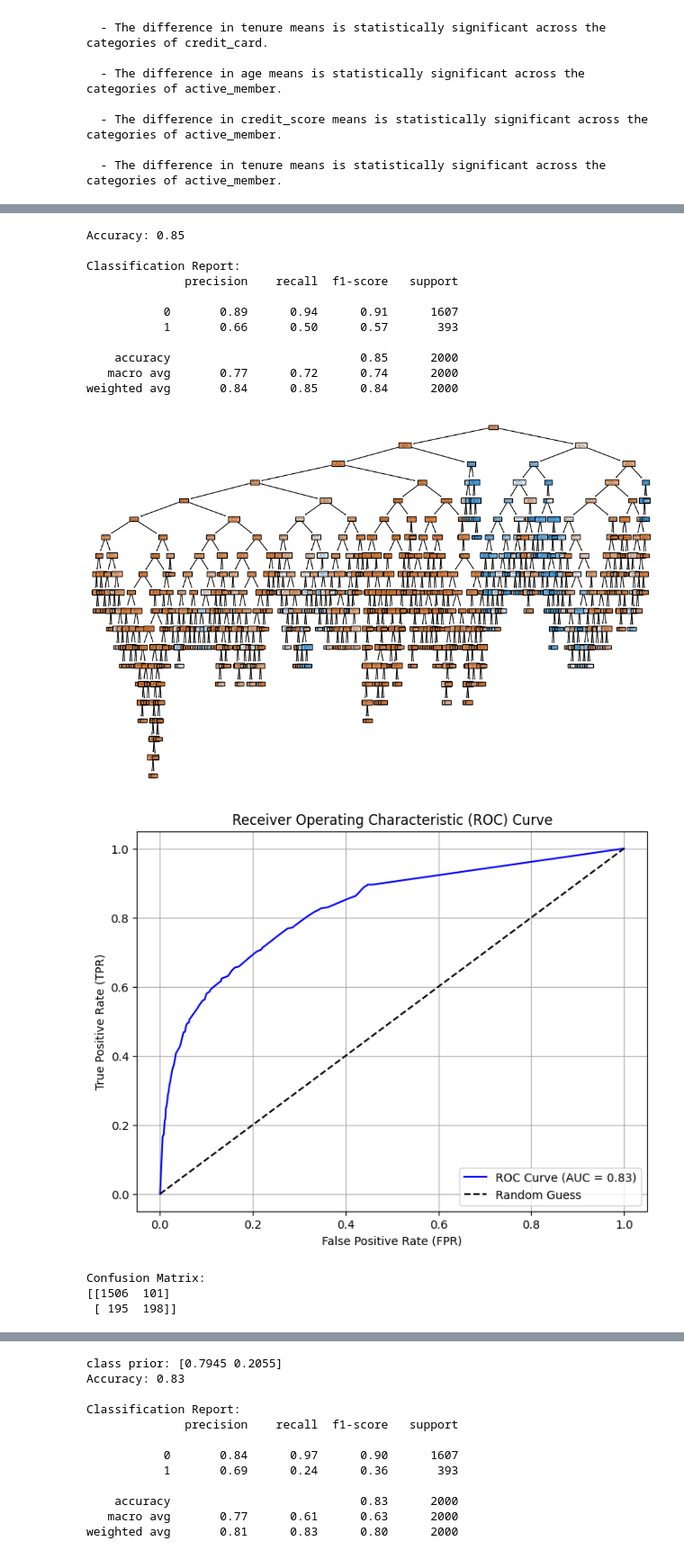
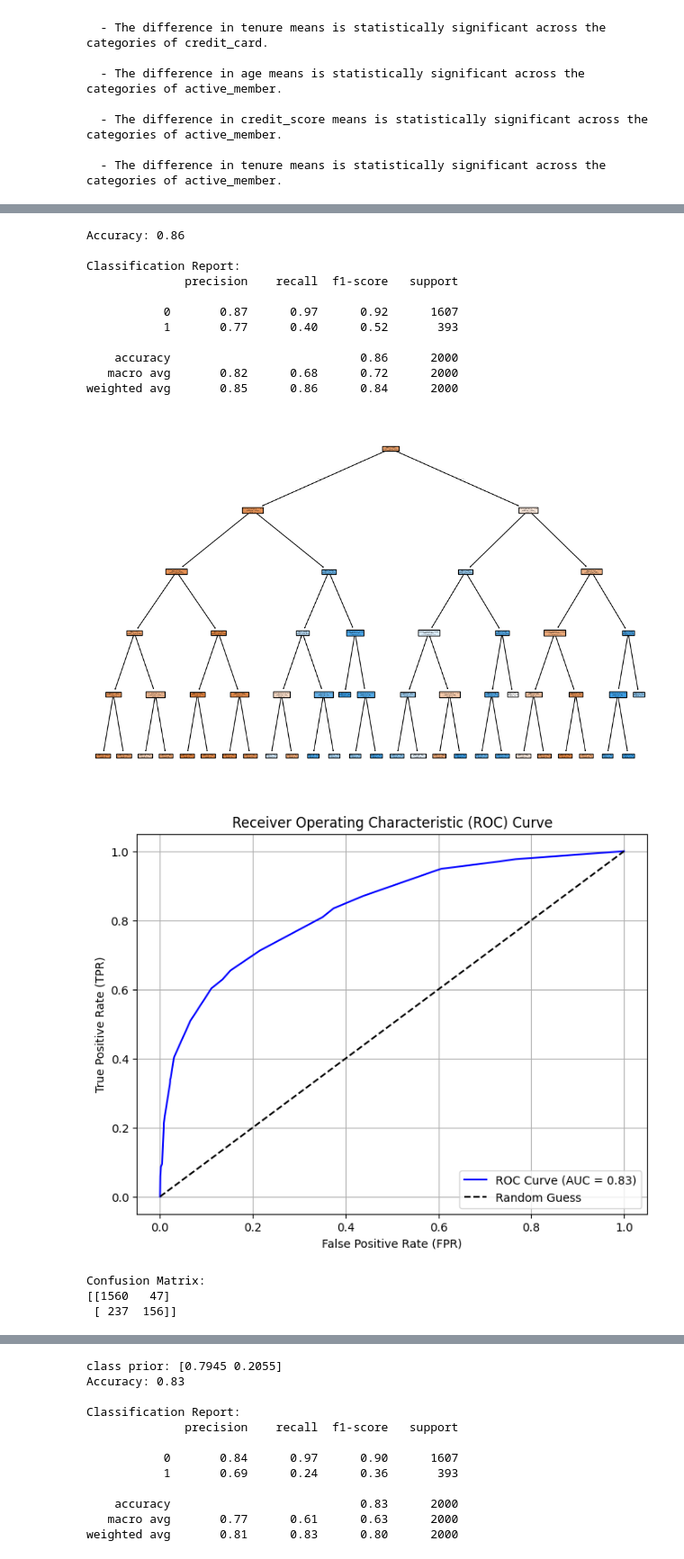
Before and after one commit to 9WooPWooP8/magister_statitstics_labs, a Jupyter notebook: lab4/task.ipynb, the cells around one changed output, grey strips where cells are left out. Shown at 90% size. Cells and saved outputs as stored; diff of their text form; code cells hidden in the pictures.

```diff
--- a/lab4/task.ipynb
+++ b/lab4/task.ipynb
@@ -369,7 +376,7 @@ y = dataset_normalized["churn"]
 X_train, X_test, y_train, y_test = train_test_split(X, y, test_size=0.2, random_state=42)
 
 # Initialize the classifier
-model = DecisionTreeClassifier(random_state=42, min_samples_leaf=10, max_depth=None, max_features=None)
+model = DecisionTreeClassifier(random_state=42, min_samples_leaf=10, max_depth=5, max_features=None)
 
 # Train the model on the training data
 model.fit(X_train, y_train)
@@ -394,42 +401,42 @@ y_probs = model.predict_proba(X_test)[:, 1]  # Probability for the positive clas
 
 # Calculate ROC curve and AUC
 fpr, tpr, thresholds = roc_curve(y_test, y_probs)
 auc = roc_auc_score(y_test, y_probs)
 
 # Plot the ROC curve
 plt.figure(figsize=(8, 6))
 plt.plot(fpr, tpr, label=f"ROC Curve (AUC = {auc:.2f})", color="blue")
 plt.plot([0, 1], [0, 1], "k--", label="Random Guess")
 plt.xlabel("False Positive Rate (FPR)")
 plt.ylabel("True Positive Rate (TPR)")
 plt.title("Receiver Operating Characteristic (ROC) Curve")
 plt.legend(loc="lower right")
 plt.grid()
 plt.show()
 
 # Compute the confusion matrix
 cm = confusion_matrix(y_test, y_pred)
 print("Confusion Matrix:")
 print(cm)
 
 # Optionally, display the confusion matrix visually
 disp = ConfusionMatrixDisplay(confusion_matrix=cm, display_labels=model.classes_)
 disp.plot(cmap="Blues")
 # %% [output]
-Accuracy: 0.85
+Accuracy: 0.86
 
 Classification Report:
               precision    recall  f1-score   support
 
-           0       0.89      0.94      0.91      1607
-           1       0.66      0.50      0.57       393
+           0       0.87      0.97      0.92      1607
+           1       0.77      0.40      0.52       393
 
-    accuracy                           0.85      2000
-   macro avg       0.77      0.72      0.74      2000
-weighted avg       0.84      0.85      0.84      2000
+    accuracy                           0.86      2000
+   macro avg       0.82      0.68      0.72      2000
+weighted avg       0.85      0.86      0.84      2000
-[figure, old version]
+[figure, new version]
-[figure, old version]
+[figure, new version]
 Confusion Matrix:
-[[1506  101]
- [ 195  198]]
+[[1560   47]
+ [ 237  156]]
 <sklearn.metrics._plot.confusion_matrix.ConfusionMatrixDisplay at 0x...>
```
Also changed, not shown: parts of 2 cells of this notebook, 5 other files.
